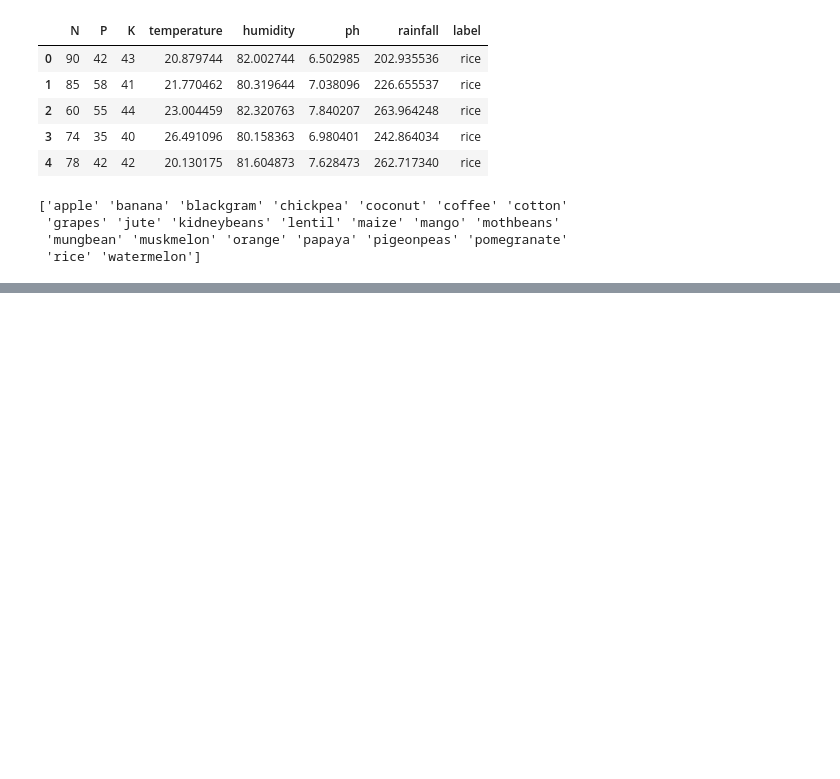
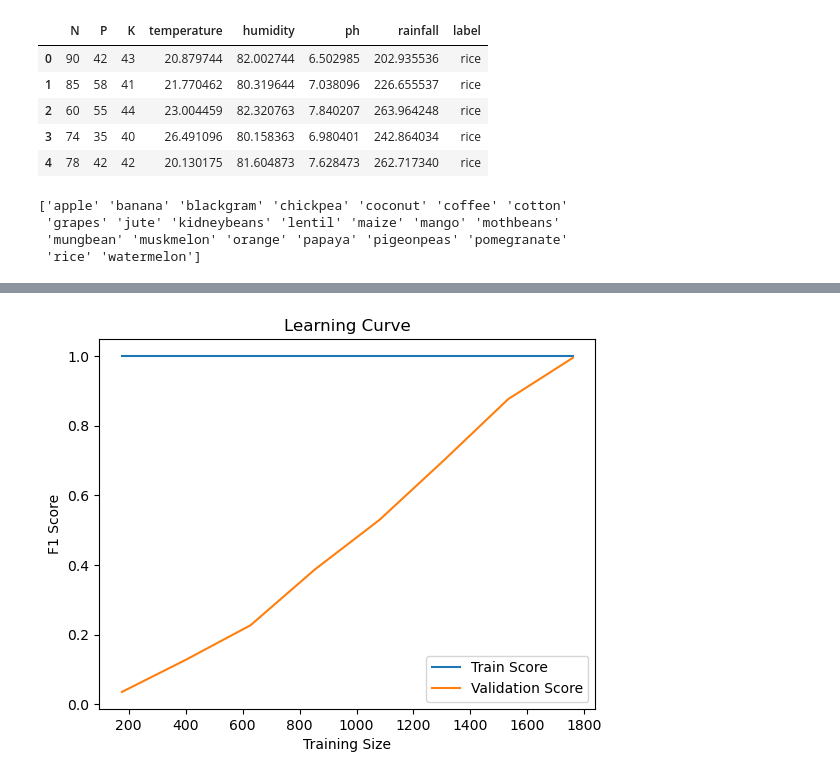
Before and after one commit to TINOZOERAMONA/croprecommendationproject, a Jupyter notebook: notebooks/rf_model.ipynb, the cells around one changed output, grey strips where cells are left out. Saved outputs shown, nothing was run; the diff lists cells and outputs as text; code cells hidden in the pictures; blank space fills up the shorter version.

```diff
--- a/notebooks/rf_model.ipynb
+++ b/notebooks/rf_model.ipynb
@@ -96,0 +123,19 @@ plt.show()
+# %%
+#learning curves
+
+
+train_sizes, train_scores, val_scores = learning_curve(
+    rf, X, y, cv=5, scoring='f1_weighted',
+    train_sizes=np.linspace(0.1, 1.0, 8)
+)
+
+plt.figure()
+plt.plot(train_sizes, train_scores.mean(axis=1), label='Train Score')
+plt.plot(train_sizes, val_scores.mean(axis=1), label='Validation Score')
+plt.xlabel("Training Size")
+plt.ylabel("F1 Score")
+plt.title("Learning Curve")
+plt.legend()
+plt.show()
+# %% [output]
+[figure, added]
```
Also changed, not shown: parts of 8 cells of this notebook.
